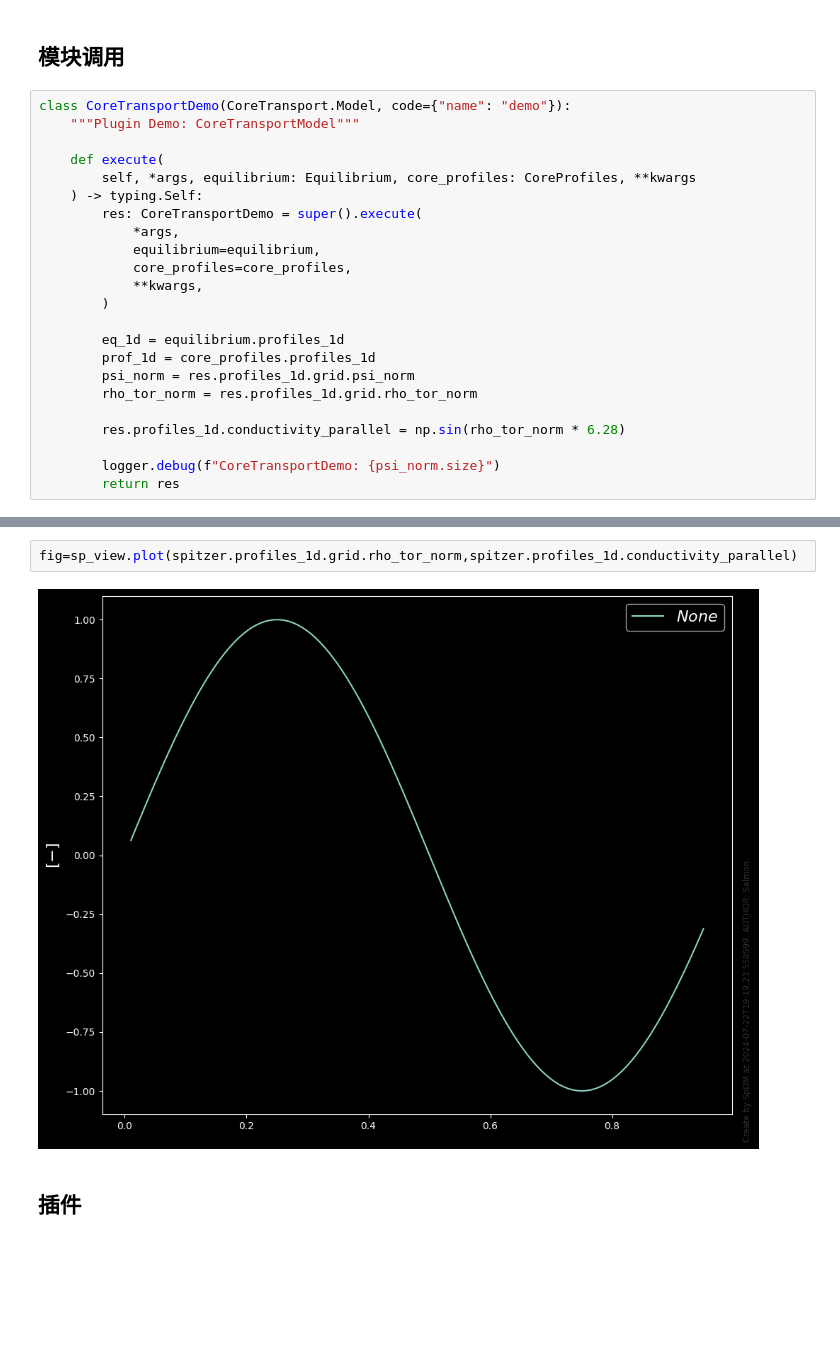
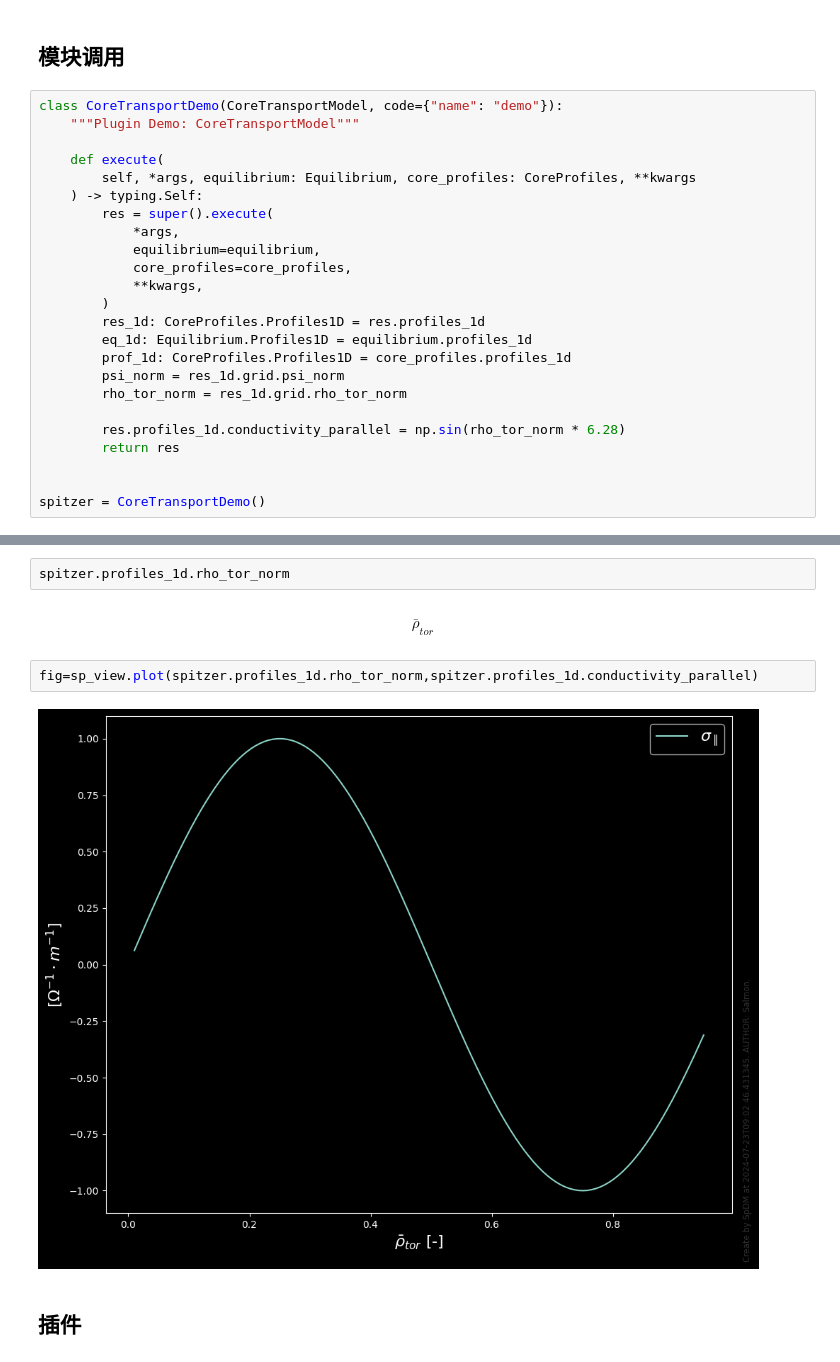
Before and after one commit to fusion-yun/fytok_tutorial, a Jupyter notebook: quick_start/ch3_modules.ipynb, the cells around one changed output, grey strips where cells are left out. Cells and saved outputs as stored; diff of their text form; blank space fills up the shorter version.

```diff
--- a/quick_start/ch3_modules.ipynb
+++ b/quick_start/ch3_modules.ipynb
@@ -57,25 +81,26 @@ fig = sp_view.plot(
 # %% [markdown]
 ## 模块调用
 # %%
-class CoreTransportDemo(CoreTransport.Model, code={"name": "demo"}):
+class CoreTransportDemo(CoreTransportModel, code={"name": "demo"}):
     """Plugin Demo: CoreTransportModel"""
 
     def execute(
         self, *args, equilibrium: Equilibrium, core_profiles: CoreProfiles, **kwargs
     ) -> typing.Self:
-        res: CoreTransportDemo = super().execute(
+        res = super().execute(
             *args,
             equilibrium=equilibrium,
             core_profiles=core_profiles,
             **kwargs,
         )
-
-        eq_1d = equilibrium.profiles_1d
-        prof_1d = core_profiles.profiles_1d
-        psi_norm = res.profiles_1d.grid.psi_norm
-        rho_tor_norm = res.profiles_1d.grid.rho_tor_norm
+        res_1d: CoreProfiles.Profiles1D = res.profiles_1d
+        eq_1d: Equilibrium.Profiles1D = equilibrium.profiles_1d
+        prof_1d: CoreProfiles.Profiles1D = core_profiles.profiles_1d
+        psi_norm = res_1d.grid.psi_norm
+        rho_tor_norm = res_1d.grid.rho_tor_norm
 
         res.profiles_1d.conductivity_parallel = np.sin(rho_tor_norm * 6.28)
+        return res
 
-        logger.debug(f"CoreTransportDemo: {psi_norm.size}")
-        return res
+
+spitzer = CoreTransportDemo()
@@ -88,7 +109,11 @@ spitzer.refresh(equilibrium=eq, core_profiles=core_profiles)
+# %%
+spitzer.profiles_1d.rho_tor_norm
+# %% [output]
+$$\bar{\rho}_{tor}$$
 # %%
-fig=sp_view.plot(spitzer.profiles_1d.grid.rho_tor_norm,spitzer.profiles_1d.conductivity_parallel)
+fig=sp_view.plot(spitzer.profiles_1d.rho_tor_norm,spitzer.profiles_1d.conductivity_parallel)
 # %% [output]
-[figure, old version]
+[figure, new version]
 # %% [markdown]
 ## 插件
 # %%
```
Also changed, not shown: parts of 14 cells of this notebook, 2 other files.
